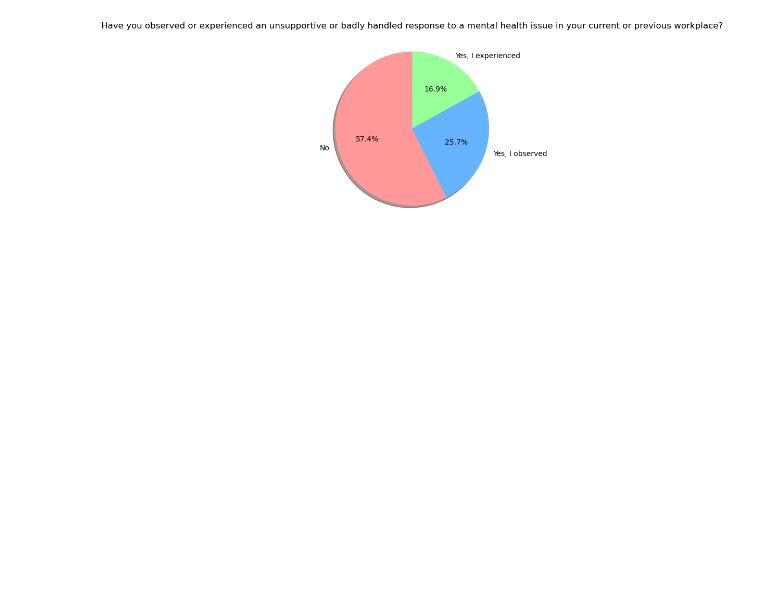
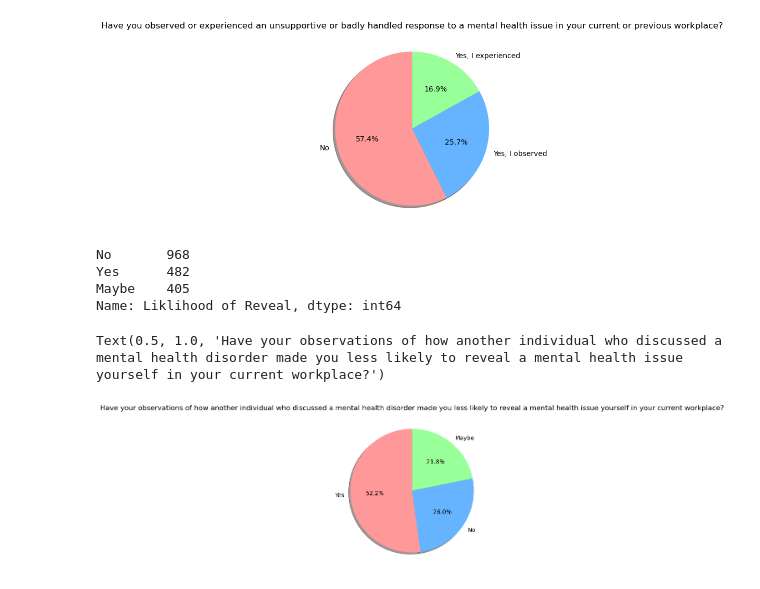
Before and after one commit to Patrick-Bacza/Group-7---Project, a Jupyter notebook: sm_data_cleaning.ipynb, the cells around one changed output. Drawn from its saved outputs; the diff is of its cells as text; code cells hidden in the pictures; blank space fills up the shorter version.

```diff
--- a/sm_data_cleaning.ipynb
+++ b/sm_data_cleaning.ipynb
@@ -104,12 +97,12 @@ Name: Current Mental Health Disorder, dtype: int64
 #column_df_2["Employer Insurance"].replace("Don't know", "Don't Know")
 #column_df_2["Employer Insurance"].replace("Not eligible for coverage / MA", "No")
 
-for index, row in column_df_2.iterrows():
-    if row[2] == "I don't know" or row[2] == "Don't know":
-        column_df_2["Employer Insurance"] = column_df_2["Employer Insurance"].replace(row[2], "Don't Know")
-employer_insurance = column_df_2["Employer Insurance"]
-employer_insurance_counts = employer_insurance.value_counts()
-employer_insurance_counts
+#for index, row in column_df_2.iterrows():
+#    if row[2] == "I don't know" or row[2] == "Don't know":
+#        column_df_2["Employer Insurance"] = column_df_2["Employer Insurance"].replace(row[2], "Don't Know")
+#employer_insurance = column_df_2["Employer Insurance"]
+#employer_insurance_counts = employer_insurance.value_counts()
+#employer_insurance_counts
 
 #column_df_2["Employer Insurance"].replace("I don't know", "Don't Know")
 #column_df_2["Employer Insurance"].replace("Don't know", "Don't Know")
@@ -136,12 +118,12 @@ Text(0.5, 1.0, 'Does your employer provide mental health benefits as part of hea
 # %%
 # Change United States of America and United States to USA. Look at other values
 
-for index, row in column_df_2.iterrows():
-    if row[2] == 1:
-        column_df_2["Sought Treatment From a Professional"] = column_df_2[ "Sought Treatment From a Professional"].replace(row[2], "Yes")
-for index, row in column_df_2.iterrows():
-    if row[2] == 0:
-        column_df_2["Sought Treatment From a Professional"] = column_df_2["Sought Treatment From a Professional"].replace(row[2], "No")
-professional_treatment = column_df_2[ "Sought Treatment From a Professional"]
-professional_treatment_counts = professional_treatment.value_counts()
-professional_treatment_counts
+#for index, row in column_df_2.iterrows():
+#    if row[2] == 1:
+#        column_df_2["Sought Treatment From a Professional"] = column_df_2[ "Sought Treatment From a Professional"].replace(row[2], "Yes")
+#for index, row in column_df_2.iterrows():
+#    if row[2] == 0:
+#        column_df_2["Sought Treatment From a Professional"] = column_df_2["Sought Treatment From a Professional"].replace(row[2], "No")
+#professional_treatment = column_df_2[ "Sought Treatment From a Professional"]
+#professional_treatment_counts = professional_treatment.value_counts()
+#professional_treatment_counts
@@ -206,3 +183,25 @@ plt.title("Have you observed or experienced an unsupportive or badly handled res
 # %% [output]
 Text(0.5, 1.0, 'Have you observed or experienced an unsupportive or badly handled response to a mental health issue in your current or previous workplace?')
 [figure]
+# %%
+#column_df_2["Liklihood of Reveal"]
+
+sm_reveal_answers = ["Yes", "No", "Maybe"]
+sm_reveal = column_df_2[column_df_2["Liklihood of Reveal"].isin(sm_reveal_answers)]
+sm_reveal = sm_reveal["Liklihood of Reveal"]
+sm_reveal_count = sm_reveal.value_counts()
+sm_reveal_count
+# %% [output]
+No       968
+Yes      482
+Maybe    405
+Name: Liklihood of Reveal, dtype: int64
+# %%
+sm_reveal_answers = ["Yes", "No", "Maybe"]
+sm_freq_colors2 = ['#ff9999','#66b3ff','#99ff99']
+fig1, ax1 = plt.subplots()
+ax1.pie(sm_reveal_count, labels=sm_reveal_answers, colors=sm_freq_colors2, autopct='%1.1f%%', shadow=True, startangle=90)
+plt.title("Have your observations of how another individual who discussed a mental health disorder made you less likely to reveal a mental health issue yourself in your current workplace?")
+# %% [output]
+Text(0.5, 1.0, 'Have your observations of how another individual who discussed a mental health disorder made you less likely to reveal a mental health issue yourself in your current workplace?')
+[figure, added]
```
Also changed, not shown: parts of 7 cells of this notebook.
